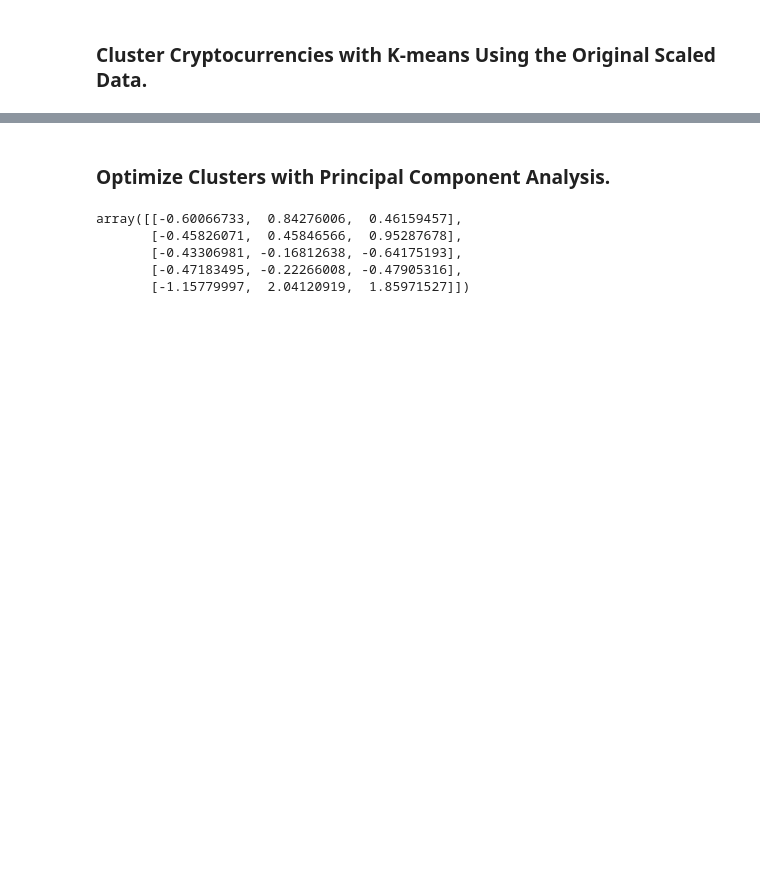
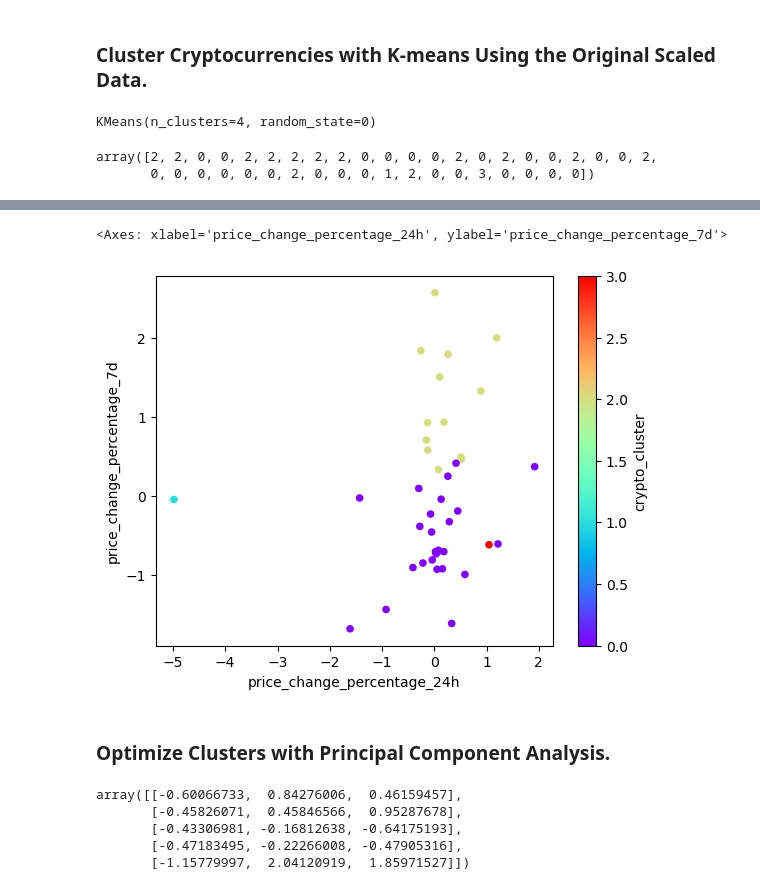
Before and after one commit to m-nicholasnu33/CryptoClustering, a Jupyter notebook: Crypto_Clustering.ipynb, the cells around one changed output, grey strips where cells are left out. Drawn from its saved outputs; the diff is of its cells as text; code cells hidden in the pictures; blank space fills up the shorter version.

```diff
--- a/Crypto_Clustering.ipynb
+++ b/Crypto_Clustering.ipynb
@@ -129,17 +123,26 @@ market_data_df["price_change_percentage_1y"] = market_data_scaled["price_change_
 # %%
 # Fit the K-Means model using the scaled data
+model.fit(market_data_scaled)
+# %% [output]
+KMeans(n_clusters=4, random_state=0)
 # %%
 # Predict the clusters to group the cryptocurrencies using the scaled data
-
+k_4 = model.predict(market_data_scaled)
 
 # View the resulting array of cluster values.
+k_4
+# %% [output]
+array([2, 2, 0, 0, 2, 2, 2, 2, 2, 0, 0, 0, 0, 2, 0, 2, 0, 0, 2, 0, 0, 2,
+       0, 0, 0, 0, 0, 0, 2, 0, 0, 0, 1, 2, 0, 0, 3, 0, 0, 0, 0])
 # %%
 # Create a copy of the DataFrame
+market_data_predictions_df = market_data_scaled.copy()
 # %%
 # Add a new column to the DataFrame with the predicted clusters
-
+market_data_predictions_df["crypto_cluster"] = k_4
 
 # Display sample data
+market_data_predictions_df.head()
 # %% [output]
 |  | price_change_percentage_24h | price_change_percentage_7d | price_change_percentage_14d | price_change_percentage_30d | ... |
 | coin_id |  |  |  |  | ... |
@@ -151,7 +154,15 @@ market_data_df["price_change_percentage_1y"] = market_data_scaled["price_change_
 # %%
 # Create a scatter plot using Pandas plot by setting
 # `x="price_change_percentage_24h"` and `y="price_change_percentage_7d"`.
 # Use "rainbow" for the color to better visualize the data.
+market_data_predictions_df.plot.scatter(
+    x="price_change_percentage_24h",
+    y="price_change_percentage_7d",
+    c="crypto_cluster",
+    colormap='rainbow')
+# %% [output]
+<Axes: xlabel='price_change_percentage_24h', ylabel='price_change_percentage_7d'>
+[figure, added]
 # %% [markdown]
 ### Optimize Clusters with Principal Component Analysis.
 # %%
```
Also changed, not shown: parts of 16 cells of this notebook.
